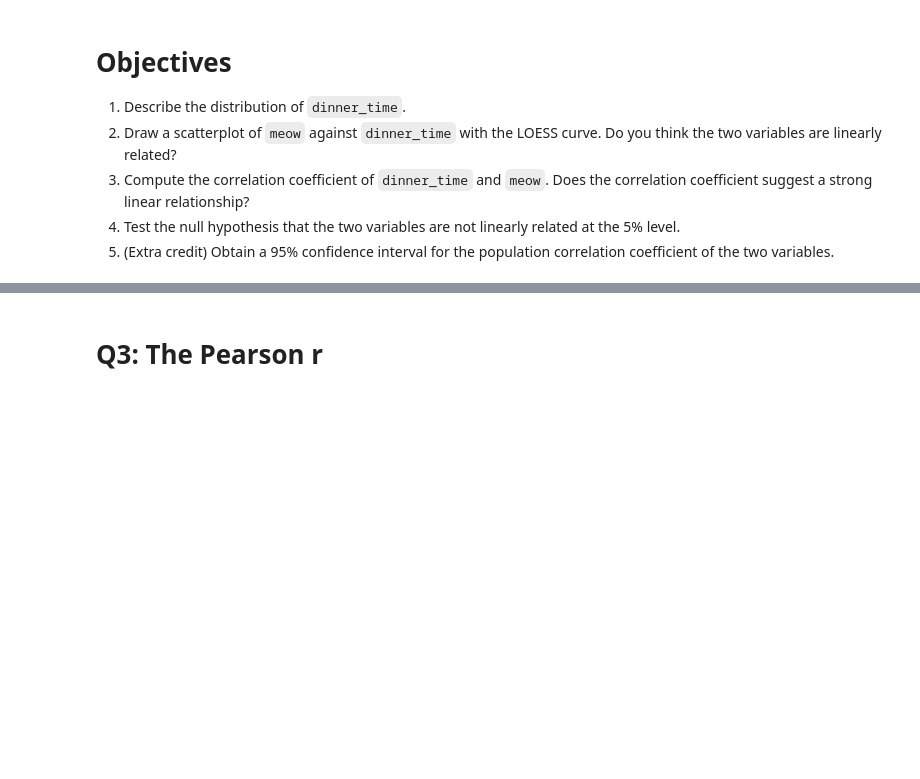
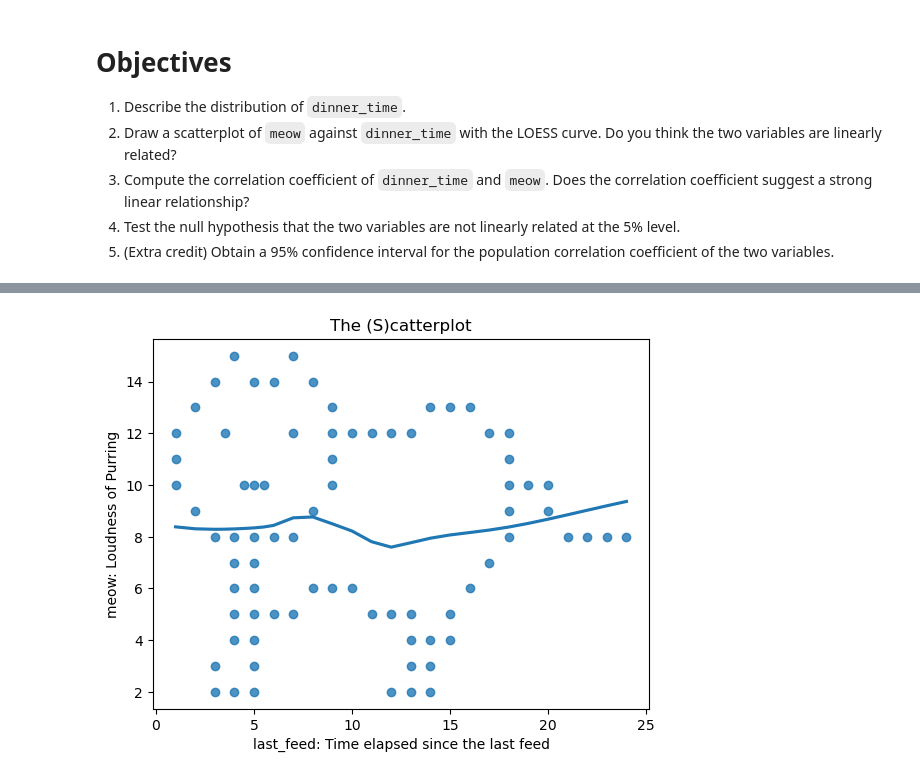
Before and after one commit to AliceAmamiya/educ8009, a Jupyter notebook: session07-08/assignment.ipynb, the cells around one changed output, grey strips where cells are left out. Drawn from its saved outputs; the diff is of its cells as text; code cells hidden in the pictures; blank space fills up the shorter version.

```diff
--- a/session07-08/assignment.ipynb
+++ b/session07-08/assignment.ipynb
@@ -78,14 +126,14 @@ The
 # %%
 #| label: fig-catterplot
-#| fig-cap: The scatterplot on meow againt dinnertime.
+#| fig-cap: The (s)catterplot on meow againt dinnertime.
 
 import matplotlib.pyplot as plt
 import seaborn as sns
 
 catterplot = sns.regplot(catterplot_df, x='dinner_time', y='meow', fit_reg=True, lowess=True)
 catterplot.set_title('The (S)catterplot')
-catterplot.set_xlabel('Dinner Time')
-catterplot.set_ylabel('Loudness of Meowing')
+catterplot.set_xlabel('last_feed: Time elapsed since the last feed')
+catterplot.set_ylabel('meow: Loudness of Purring')
 plt.show()
+# %% [output]
+[figure, added]
-# %% [markdown]
-# Q3: The Pearson r
```
Also changed, not shown: parts of 25 cells of this notebook, 1 other file.
